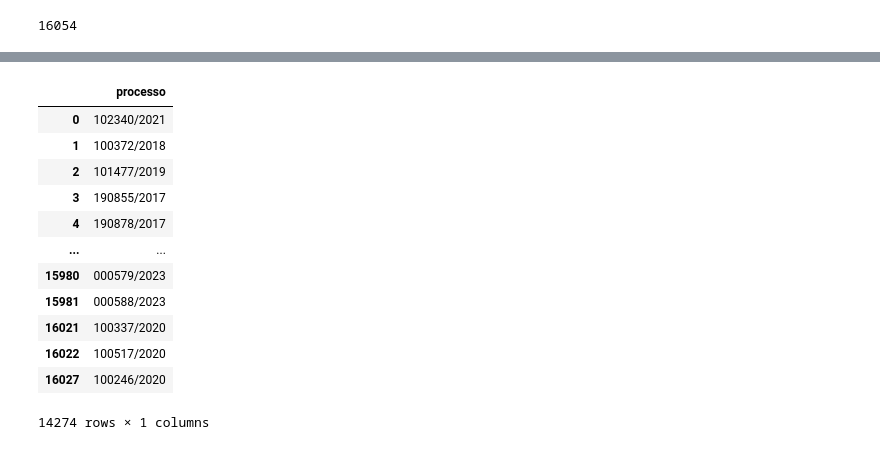
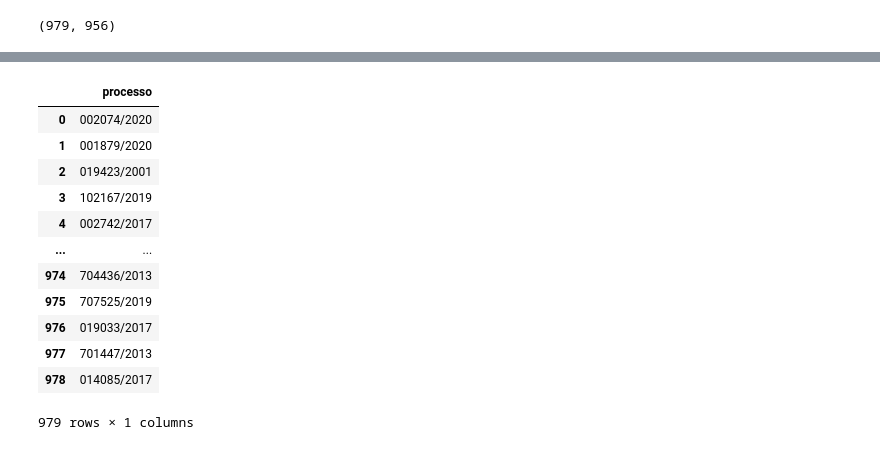
Before and after one commit to eduardoplima/ccd, a Jupyter notebook: decisoes-etl/analise_dataset.ipynb, the cells around one changed output, grey strips where cells are left out. Drawn from its saved outputs; the diff is of its cells as text; code cells hidden in the pictures.

```diff
--- a/decisoes-etl/analise_dataset.ipynb
+++ b/decisoes-etl/analise_dataset.ipynb
@@ -19,11 +27,18 @@ def get_connection(db='processo'):
 sql_decisoes = """
 SELECT CONCAT(numero_processo, '/', ano_processo) as processo, *
 FROM processo.dbo.Ata_Composicao_Pautas
-WHERE year(DataInclusao) > 2021
+WHERE ( year(DataInclusao) = 2024 AND month(DataInclusao) IN (10, 11, 12) )
 """
-df_decisoes = pd.read_sql(sql_decisoes, get_connection())
+df_decisoes_20244 = pd.read_sql(sql_decisoes, get_connection())
+
+sql_decisoes = """
+SELECT CONCAT(numero_processo, '/', ano_processo) as processo, *
+FROM processo.dbo.Ata_Composicao_Pautas
+WHERE ( year(DataInclusao) = 2025 AND month(DataInclusao) IN (1, 2, 3) )
+"""
+df_decisoes_20251 = pd.read_sql(sql_decisoes, get_connection())
-# %%
-len(df_decisoes)
-# %% [output]
-16054
+# %%
+len(df_decisoes_20244), len(df_decisoes_20251)
+# %% [output]
+(979, 956)
 # %%
@@ -51,16 +66,16 @@ df_decisoes = df_decisoes[~df_decisoes['resultado'].isna()]
 # %%
-df_decisoes[['processo']]
+df_decisoes_20244[['processo']]
 # %% [output]
 |  | processo |
-| 0 | 102340/2021 |
-| 1 | 100372/2018 |
-| 2 | 101477/2019 |
-| 3 | 190855/2017 |
-| 4 | 190878/2017 |
+| 0 | 002074/2020 |
+| 1 | 001879/2020 |
+| 2 | 019423/2001 |
+| 3 | 102167/2019 |
+| 4 | 002742/2017 |
 | ... | ... |
-| 15980 | 000579/2023 |
-| 15981 | 000588/2023 |
-| 16021 | 100337/2020 |
-| 16022 | 100517/2020 |
-| 16027 | 100246/2020 |
+| 974 | 704436/2013 |
+| 975 | 707525/2019 |
+| 976 | 019033/2017 |
+| 977 | 701447/2013 |
+| 978 | 014085/2017 |
-14274 rows × 1 columns
+979 rows × 1 columns
```
Also changed, not shown: parts of 14 cells of this notebook.
